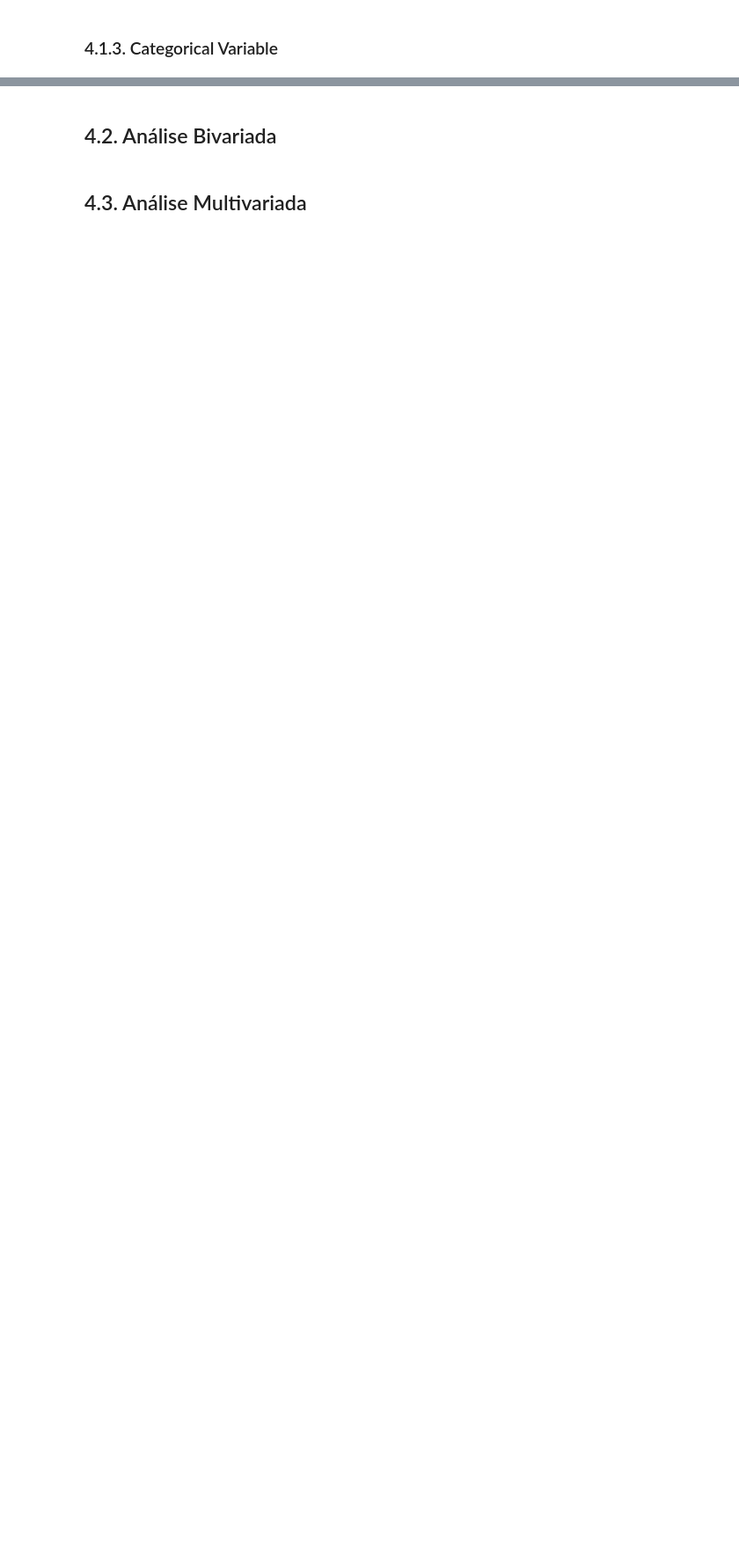
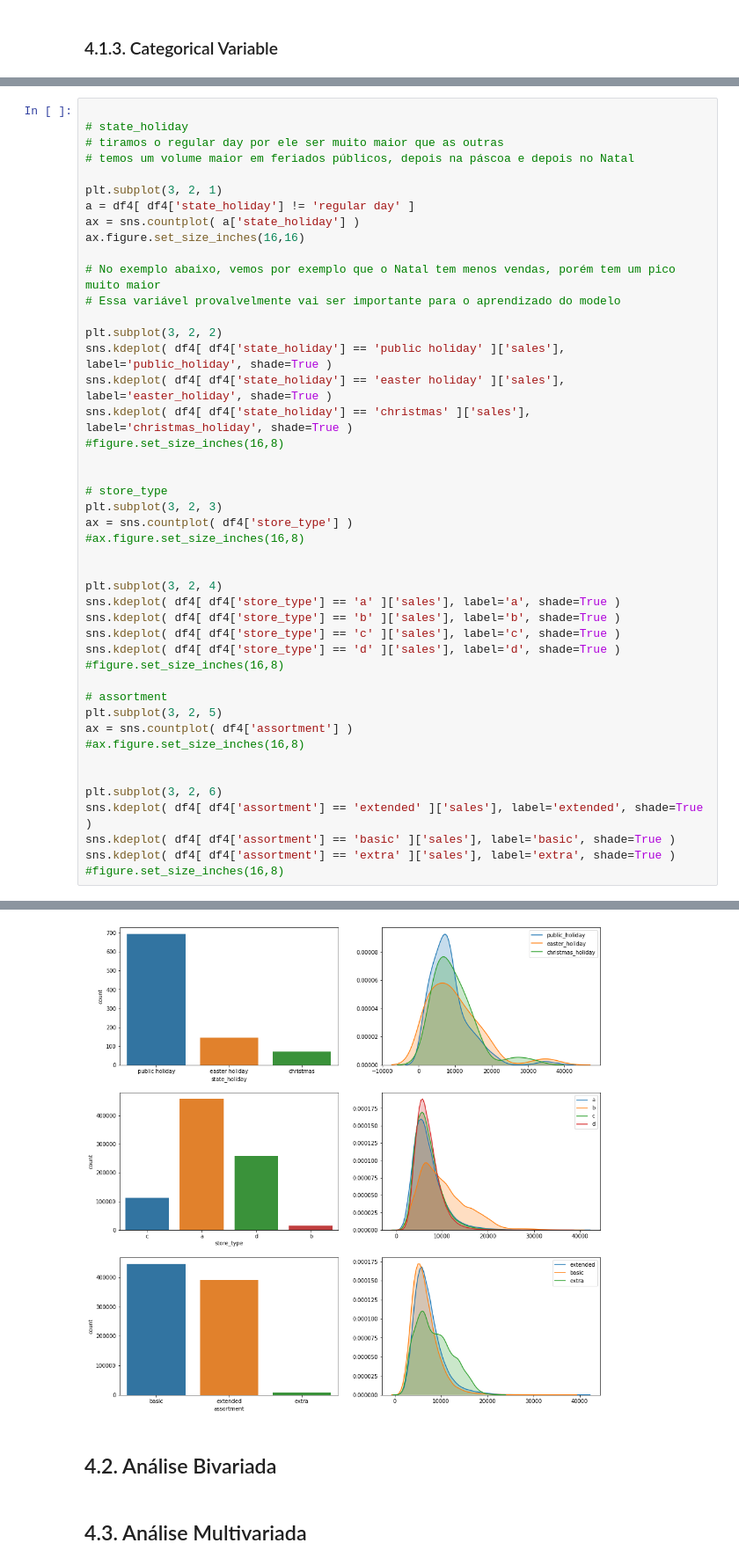
Before and after one commit to IsraelGuastalle/ds_producao, a Jupyter notebook: m02_v01_store_sales_prediction.ipynb, the cells around one changed output, grey strips where cells are left out. Shown at 88% size. Saved outputs shown, nothing was run; the diff lists cells and outputs as text; blank space fills up the shorter version.

```diff
--- a/m02_v01_store_sales_prediction.ipynb
+++ b/m02_v01_store_sales_prediction.ipynb
@@ -863,0 +895,46 @@ plt.show()
+# %%
+
+# state_holiday
+# tiramos o regular day por ele ser muito maior que as outras
+# temos um volume maior em feriados públicos, depois na páscoa e depois no Natal
+
+plt.subplot(3, 2, 1)
+a = df4[ df4['state_holiday'] != 'regular day' ]
+ax = sns.countplot( a['state_holiday'] )
+ax.figure.set_size_inches(16,16)
+
+# No exemplo abaixo, vemos por exemplo que o Natal tem menos vendas, porém tem um pico muito maior
+# Essa variável provalvelmente vai ser importante para o aprendizado do modelo
+
+plt.subplot(3, 2, 2)
+sns.kdeplot( df4[ df4['state_holiday'] == 'public holiday' ]['sales'], label='public_holiday', shade=True )
+sns.kdeplot( df4[ df4['state_holiday'] == 'easter holiday' ]['sales'], label='easter_holiday', shade=True )
+sns.kdeplot( df4[ df4['state_holiday'] == 'christmas' ]['sales'], label='christmas_holiday', shade=True )
+#figure.set_size_inches(16,8)
+
+
+# store_type
+plt.subplot(3, 2, 3)
+ax = sns.countplot( df4['store_type'] )
+#ax.figure.set_size_inches(16,8)
+
+
+plt.subplot(3, 2, 4)
+sns.kdeplot( df4[ df4['store_type'] == 'a' ]['sales'], label='a', shade=True )
+sns.kdeplot( df4[ df4['store_type'] == 'b' ]['sales'], label='b', shade=True )
+sns.kdeplot( df4[ df4['store_type'] == 'c' ]['sales'], label='c', shade=True )
+sns.kdeplot( df4[ df4['store_type'] == 'd' ]['sales'], label='d', shade=True )
+#figure.set_size_inches(16,8)
+
+# assortment
+plt.subplot(3, 2, 5)
+ax = sns.countplot( df4['assortment'] )
+#ax.figure.set_size_inches(16,8)
+
+
+plt.subplot(3, 2, 6)
+sns.kdeplot( df4[ df4['assortment'] == 'extended' ]['sales'], label='extended', shade=True )
+sns.kdeplot( df4[ df4['assortment'] == 'basic' ]['sales'], label='basic', shade=True )
+sns.kdeplot( df4[ df4['assortment'] == 'extra' ]['sales'], label='extra', shade=True )
+#figure.set_size_inches(16,8)
+# %% [output]
@@ -864,3 +942,4 @@ plt.show()
+[figure, added]
 # %% [markdown]
 ## 4.2. Análise Bivariada
 # %% [markdown]
```
Also changed, not shown: parts of 6 cells of this notebook.
